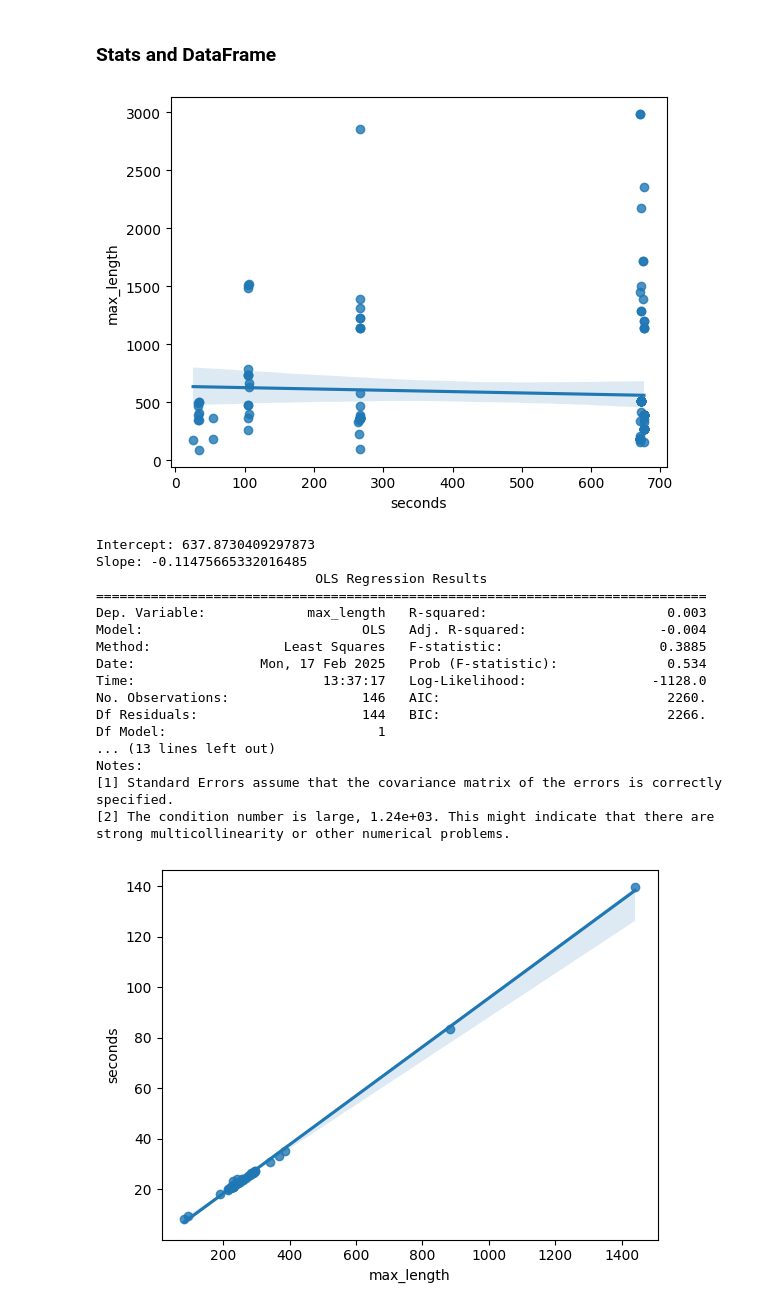
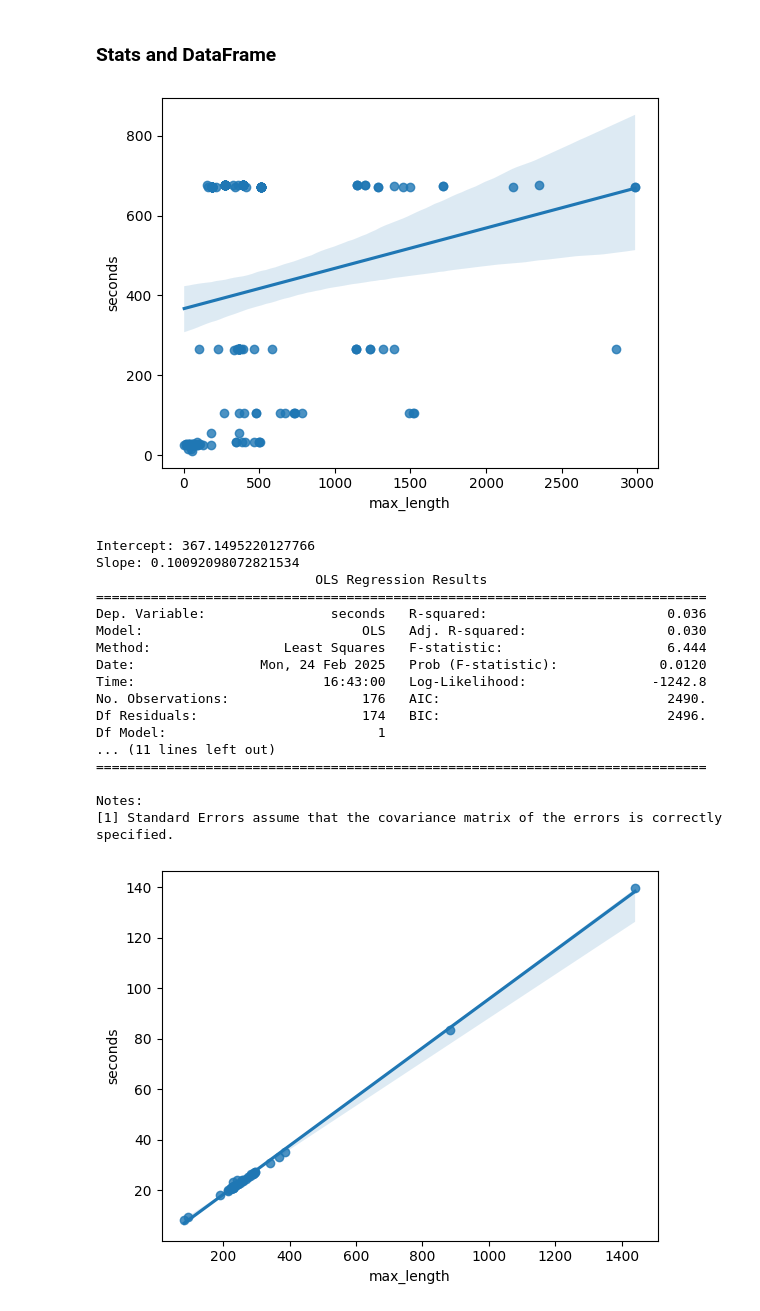
Before and after one commit to lac-dcc/baku, a Jupyter notebook: notebooks/BAKU_Time&Code-Inline_Classes.ipynb, the cells around one changed output. Saved outputs shown, nothing was run; the diff lists cells and outputs as text; code cells hidden in the pictures.

```diff
--- a/notebooks/BAKU_Time&Code-InlineClasses.ipynb
+++ b/notebooks/BAKU_Time&Code-Inline_Classes.ipynb
@@ -474,26 +639,26 @@ def linear_regression(model_name,x='max_length',y='seconds'):
 # %%
 llama_name = 'meta-llama/Meta-Llama-3.1-8B-Instruct'
 
-linear_regression(llama_name,x='seconds',y='max_length')
+linear_regression(llama_name)
 # %% [output]
-[figure, old version]
+[figure, new version]
-Intercept: 637.8730409297873
-Slope: -0.11475665332016485
+Intercept: 367.1495220127766
+Slope: 0.10092098072821534
                             OLS Regression Results
 ==============================================================================
-Dep. Variable:             max_length   R-squared:                       0.003
-Model:                            OLS   Adj. R-squared:                 -0.004
-Method:                 Least Squares   F-statistic:                    0.3885
-Date:                Mon, 17 Feb 2025   Prob (F-statistic):              0.534
-Time:                        13:37:17   Log-Likelihood:                -1128.0
-No. Observations:                 146   AIC:                             2260.
-Df Residuals:                     144   BIC:                             2266.
+Dep. Variable:                seconds   R-squared:                       0.036
+Model:                            OLS   Adj. R-squared:                  0.030
+Method:                 Least Squares   F-statistic:                     6.444
+Date:                Mon, 24 Feb 2025   Prob (F-statistic):             0.0120
+Time:                        16:43:00   Log-Likelihood:                -1242.8
+No. Observations:                 176   AIC:                             2490.
+Df Residuals:                     174   BIC:                             2496.
 Df Model:                           1
-... (13 lines left out)
+... (11 lines left out)
+==============================================================================
+
 Notes:
 [1] Standard Errors assume that the covariance matrix of the errors is correctly specified.
-[2] The condition number is large, 1.24e+03. This might indicate that there are
-strong multicollinearity or other numerical problems.
 # %%
 deep_name = 'deepseek-ai/DeepSeek-Coder-V2-Lite-Instruct'
 
```
Also changed, not shown: parts of 10 cells of this notebook, 2 other files.
